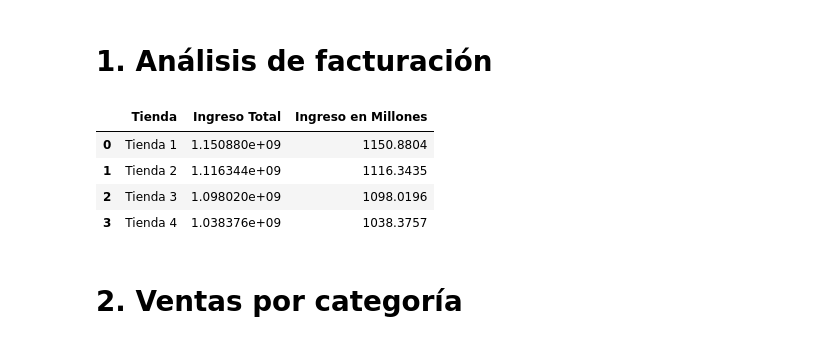
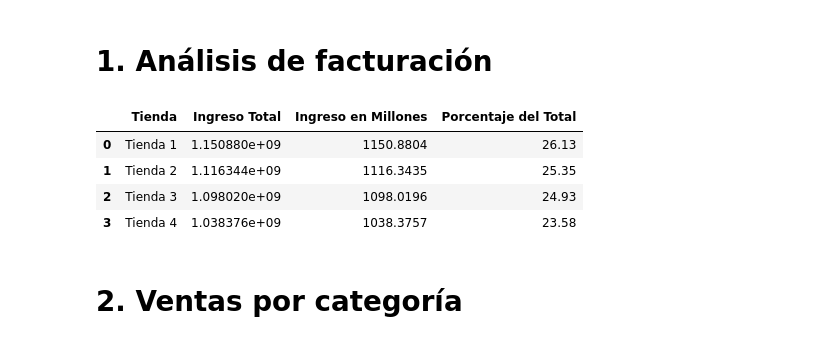
Before and after one commit to WLozanoH/Challenge1-Data-Science-AL, a Jupyter notebook: AluraStoreLatam.ipynb, the cells around one changed output. Drawn from its saved outputs; the diff is of its cells as text; code cells hidden in the pictures.

```diff
--- a/AluraStoreLatam.ipynb
+++ b/AluraStoreLatam.ipynb
@@ -185,22 +185,27 @@ def ingreso_total_por_tienda(df, nombre_tienda = "Tienda"):
 # %%
 # Convertir a un dataframe los ingresos de cada tienda
 datos_ingresos = [
     ingreso_total_por_tienda(tienda, "Tienda 1"),
     ingreso_total_por_tienda(tienda2, "Tienda 2"),
     ingreso_total_por_tienda(tienda3, "Tienda 3"),
     ingreso_total_por_tienda(tienda4, "Tienda 4")
 ]
 
 df_facturacion = pd.DataFrame(datos_ingresos, columns=["Tienda", "Ingreso Total"])
 # Convertir los ingresos a millones para que sea más legible visualmente
 df_facturacion["Ingreso en Millones"] = df_facturacion["Ingreso Total"] / 1e6
+# Calcular el total de ingresos
+total_ingreso = df_facturacion['Ingreso Total'].sum()
+
+# Calcular el porcentaje de cada tienda
+df_facturacion['Porcentaje del Total'] = ((df_facturacion['Ingreso Total'] / total_ingreso) * 100).round(2)
 display(df_facturacion)
 # %% [output]
-|  | Tienda | Ingreso Total | Ingreso en Millones |
-| 0 | Tienda 1 | 1.150880e+09 | 1150.8804 |
-| 1 | Tienda 2 | 1.116344e+09 | 1116.3435 |
-| 2 | Tienda 3 | 1.098020e+09 | 1098.0196 |
-| 3 | Tienda 4 | 1.038376e+09 | 1038.3757 |
+|  | Tienda | Ingreso Total | Ingreso en Millones | Porcentaje del Total |
+| 0 | Tienda 1 | 1.150880e+09 | 1150.8804 | 26.13 |
+| 1 | Tienda 2 | 1.116344e+09 | 1116.3435 | 25.35 |
+| 2 | Tienda 3 | 1.098020e+09 | 1098.0196 | 24.93 |
+| 3 | Tienda 4 | 1.038376e+09 | 1038.3757 | 23.58 |
 # %% [markdown]
 # 2. Ventas por categoría
 # %%
```
Also changed, not shown: parts of 6 cells of this notebook.
